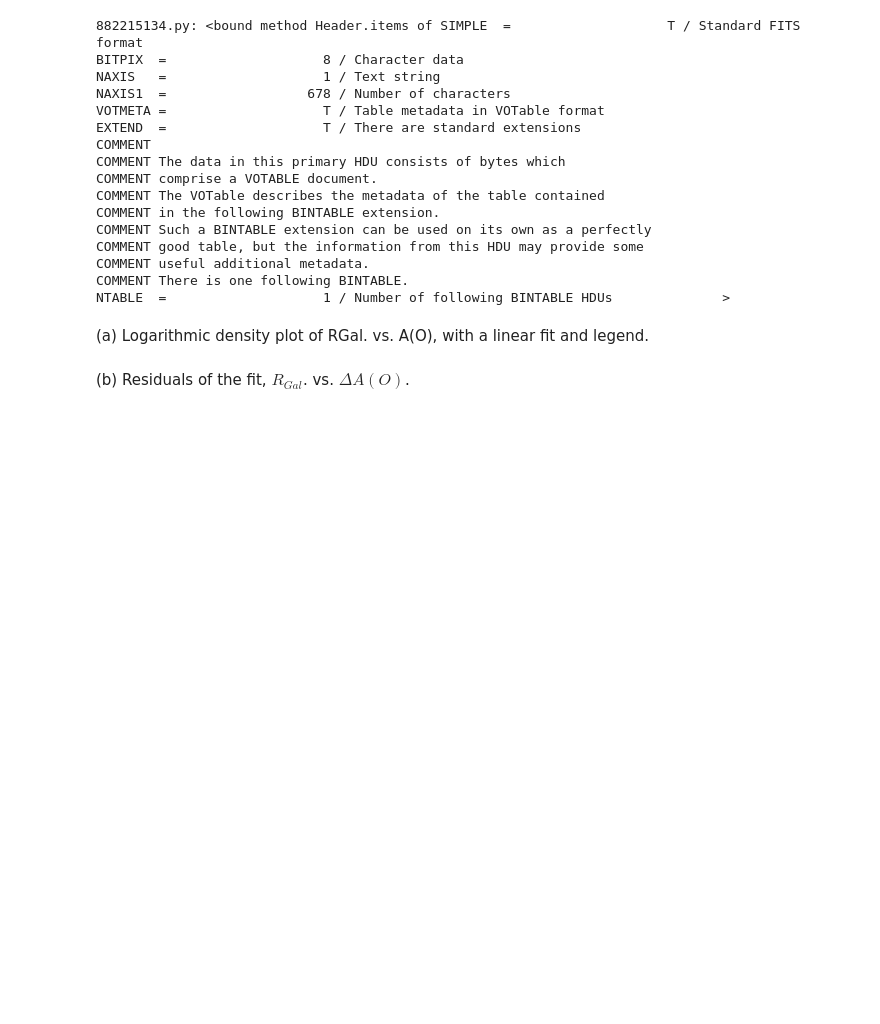
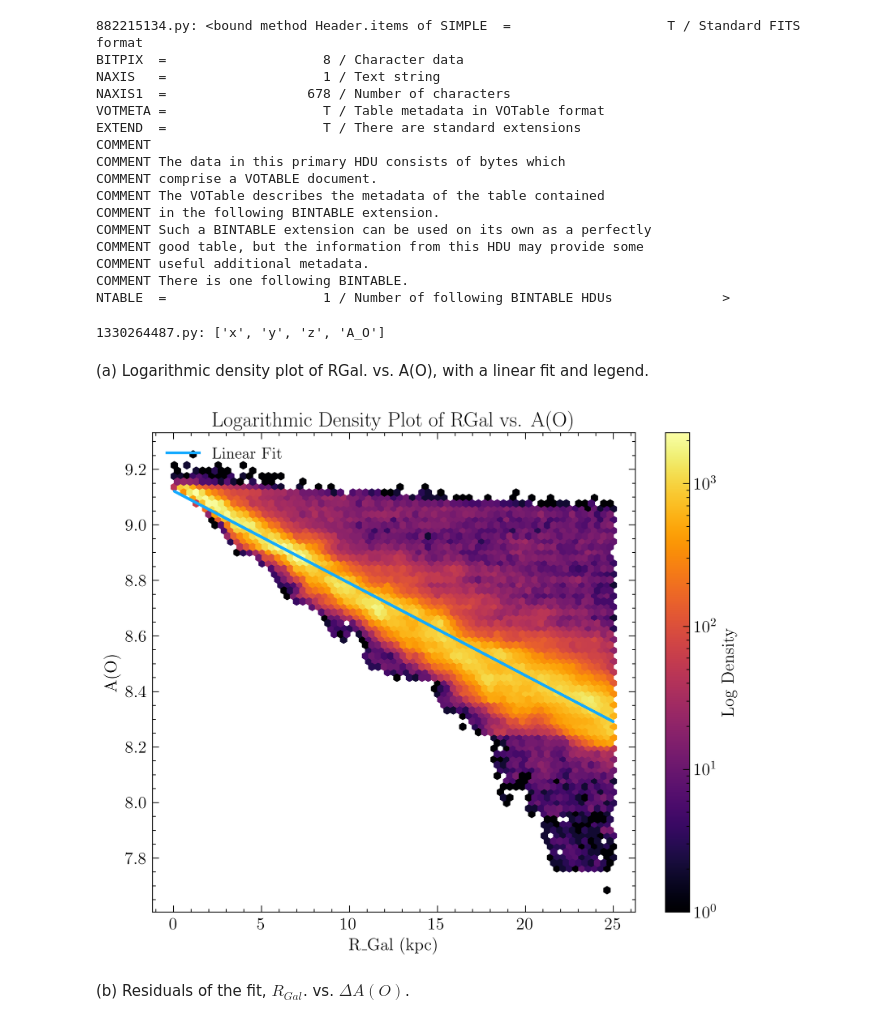
Before and after one commit to gkb21/ASTR4004_assignment3, a Jupyter notebook: assignment_3.ipynb, the cells around one changed output. Saved outputs shown, nothing was run; the diff lists cells and outputs as text; code cells hidden in the pictures; blank space fills up the shorter version.

Commit message:
-loaded in data and plotted Logarithmic density plot of RGal. vs. A(O) - saved plot in figure - still need to add in residuals - still playing around with how to display data, and linear fit

```diff
--- a/assignment_3.ipynb
+++ b/assignment_3.ipynb
@@ -122,8 +136,51 @@ COMMENT good table, but the information from this HDU may provide some
 COMMENT useful additional metadata.
 COMMENT There is one following BINTABLE.
 NTABLE  =                    1 / Number of following BINTABLE HDUs              >
+# %%
+data = fits_file[1].data
+data_table = Table(data)
+print(data_table.colnames)
+# %% [output]
+1330264487.py: ['x', 'y', 'z', 'A_O']
 # %% [markdown]
 (a) Logarithmic density plot of RGal. vs. A(O), with a linear fit and legend.
+# %%
+# Calculate RGal from x, y, z positions
+x = data_table['x']
+y = data_table['y']
+z = data_table['z']
+A_O = data_table['A_O']  # Adjust this based on actual column name
+# Calculate RGal
+RGal = np.sqrt(x**2 + y**2 + z**2)
+# %%
+# Filter for RGal < 25 kpc
+mask = RGal < 25
+RGal_filtered = RGal
+A_O_filtered = A_O
+# %%
+# Prepare the linear regression model
+model = LinearRegression()
+model.fit(RGal_filtered.reshape(-1, 1), A_O_filtered)
+# Predict metallicity for the fitted model
+A_O_fit = model.predict(RGal_filtered.reshape(-1, 1))
+# %%
+# Create the plot
+# Create the plot
+fig, ax = plt.subplots()
+hb = ax.hexbin(RGal_filtered, A_O_filtered, gridsize=70, cmap='inferno', bins='log')
+ax.plot(RGal_filtered, A_O_fit, color=(0.078, 0.667, 1.0), linewidth=2.5,label='Linear Fit')
+ax.set_xlabel('R_Gal (kpc)')
+ax.set_ylabel('A(O)')
+ax.set_title('Logarithmic Density Plot of RGal vs. A(O)')
+ax.legend()
+plt.colorbar(hb, ax=ax, label='Log Density')
+plt.savefig('figures/RGal_vs_AO.png', bbox_inches='tight')
+plt.show()
+# Save the figure
+
+plt.close()  # Close the figure to free memory
+# %% [output]
+[figure, added]
 # %% [markdown]
 (b) Residuals of the fit, $R_{Gal}$. vs. $\Delta A(O)$.
 # %% [markdown]
```
Also changed, not shown: parts of 5 cells of this notebook, 1 other file.
